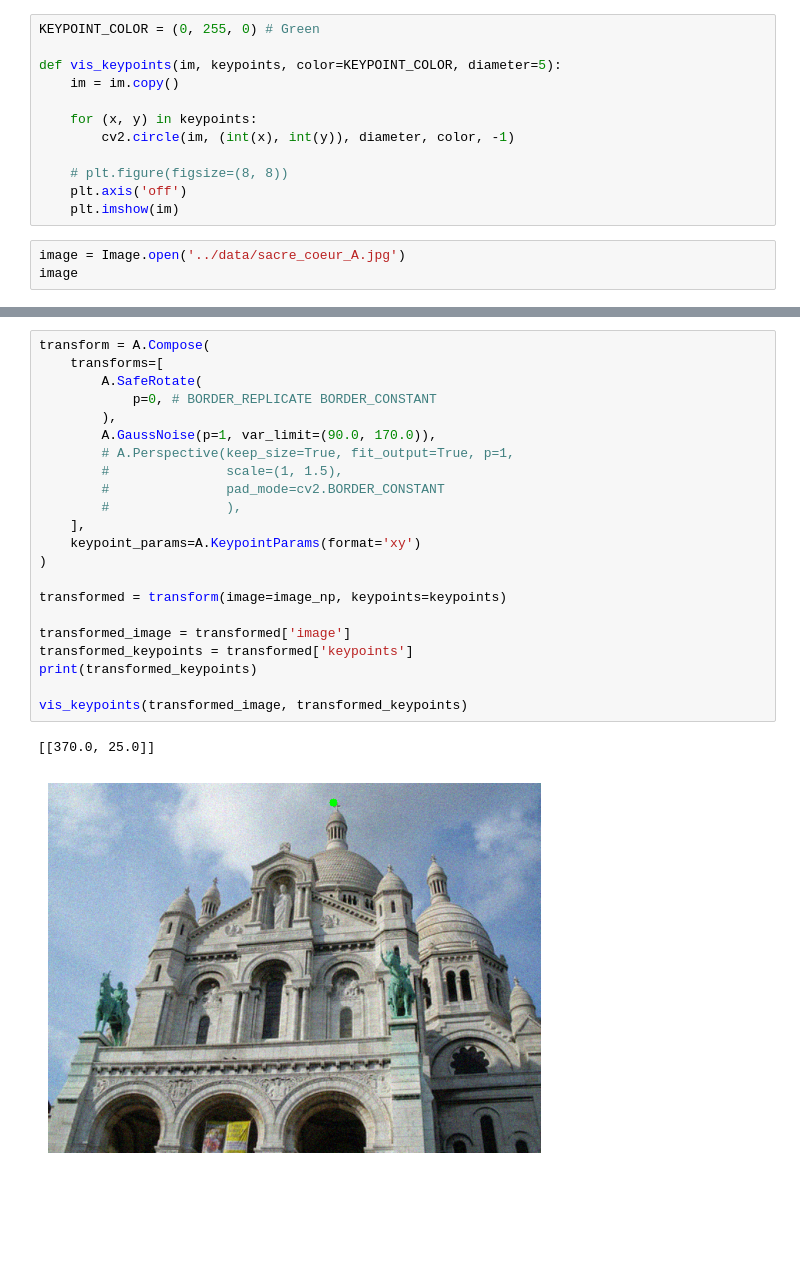
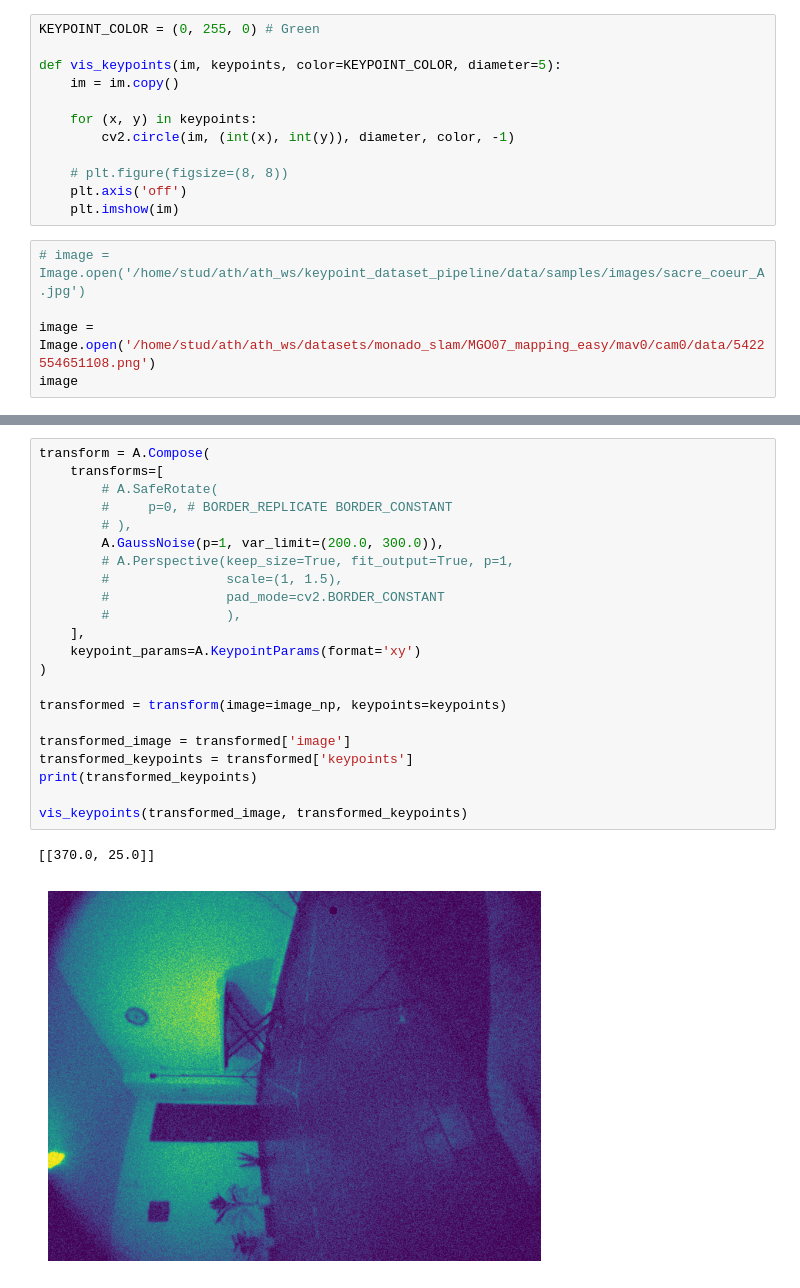
Before and after one commit to pranav-ap/keypoint_matcher, a Jupyter notebook: notebooks/transforms.ipynb, the cells around one changed output, grey strips where cells are left out. Drawn from its saved outputs; the diff is of its cells as text; blank space fills up the shorter version.

```diff
--- a/notebooks/transforms.ipynb
+++ b/notebooks/transforms.ipynb
@@ -20,6 +20,8 @@ def vis_keypoints(im, keypoints, color=KEYPOINT_COLOR, diameter=5):
     plt.axis('off')
     plt.imshow(im)
 # %%
-image = Image.open('../data/sacre_coeur_A.jpg')
+# image = Image.open('/home/stud/ath/ath_ws/keypoint_dataset_pipeline/data/samples/images/sacre_coeur_A.jpg')
+
+image = Image.open('/home/stud/ath/ath_ws/datasets/monado_slam/MGO07_mapping_easy/mav0/cam0/data/5422554651108.png')
 image
 # %% [output]
@@ -86,28 +88,28 @@ vis_keypoints(transformed_image, transformed_keypoints)
 # %%
 transform = A.Compose(
     transforms=[
-        A.SafeRotate(
-            p=0, # BORDER_REPLICATE BORDER_CONSTANT
-        ),
-        A.GaussNoise(p=1, var_limit=(90.0, 170.0)),
+        # A.SafeRotate(
+        #     p=0, # BORDER_REPLICATE BORDER_CONSTANT
+        # ),
+        A.GaussNoise(p=1, var_limit=(200.0, 300.0)),
         # A.Perspective(keep_size=True, fit_output=True, p=1,
         #               scale=(1, 1.5),
         #               pad_mode=cv2.BORDER_CONSTANT
         #               ),
     ],
     keypoint_params=A.KeypointParams(format='xy')
 )
 
 transformed = transform(image=image_np, keypoints=keypoints)
 
 transformed_image = transformed['image']
 transformed_keypoints = transformed['keypoints']
 print(transformed_keypoints)
 
 vis_keypoints(transformed_image, transformed_keypoints)
 # %% [output]
 [[370.0, 25.0]]
-[figure, old version]
+[figure, new version]
 # %%
 transformed_keypoints
 # %% [output]
```
Also changed, not shown: parts of 4 cells of this notebook, 5 other files.
